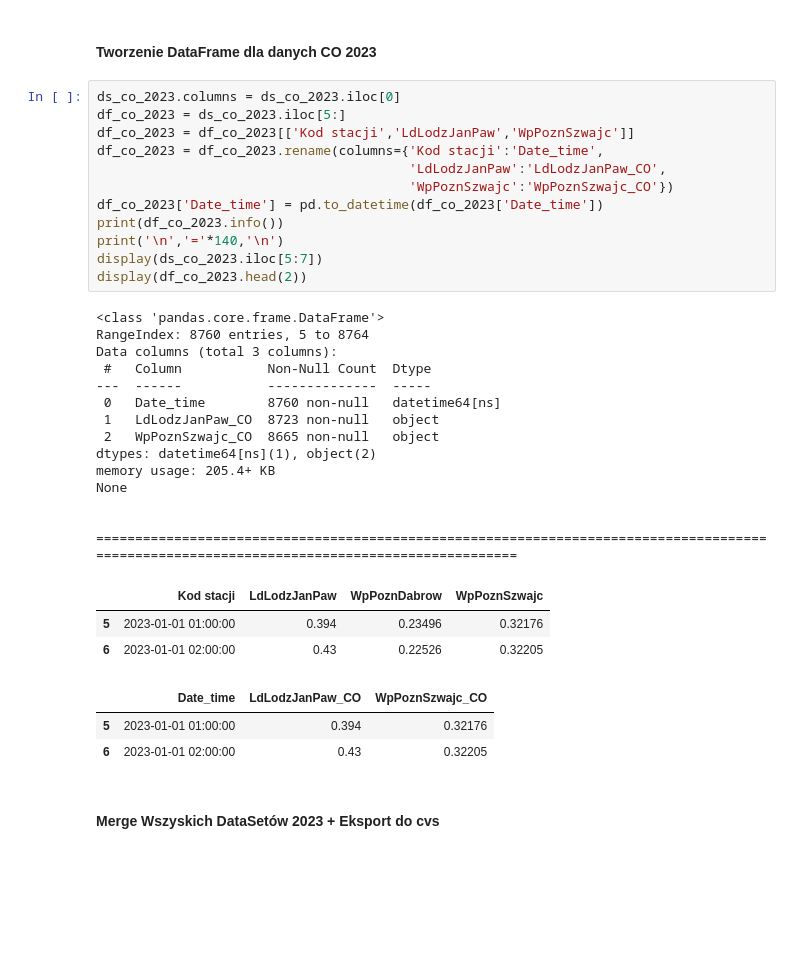
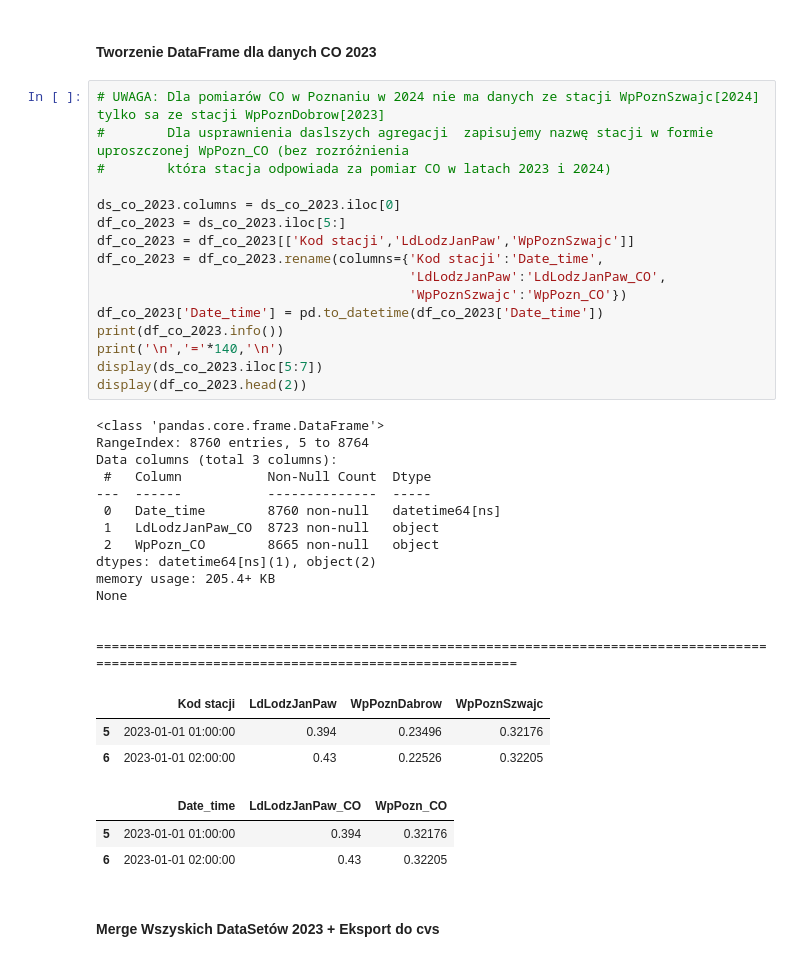
Before and after one commit to JMarcinUrbanski/jmu_repo, a Jupyter notebook: 1_projekt_air_polution_repo/1_JN_air_polution_pl.ipynb, the cells around one changed output. Saved outputs shown, nothing was run; the diff lists cells and outputs as text; blank space fills up the shorter version.

```diff
--- a/1_projekt_air_polution_repo/1_JN_air_polution_pl.ipynb
+++ b/1_projekt_air_polution_repo/1_JN_air_polution_pl.ipynb
@@ -338,35 +341,39 @@ None
 # %% [markdown]
 #### Tworzenie DataFrame dla danych CO 2023
 # %%
+# UWAGA: Dla pomiarów CO w Poznaniu w 2024 nie ma danych ze stacji WpPoznSzwajc[2024] tylko sa ze stacji WpPoznDobrow[2023]
+#        Dla usprawnienia daslszych agregacji  zapisujemy nazwę stacji w formie uproszczonej WpPozn_CO (bez rozróżnienia
+#        która stacja odpowiada za pomiar CO w latach 2023 i 2024)
+
 ds_co_2023.columns = ds_co_2023.iloc[0]
 df_co_2023 = ds_co_2023.iloc[5:]
 df_co_2023 = df_co_2023[['Kod stacji','LdLodzJanPaw','WpPoznSzwajc']]
 df_co_2023 = df_co_2023.rename(columns={'Kod stacji':'Date_time',
                                         'LdLodzJanPaw':'LdLodzJanPaw_CO',
-                                        'WpPoznSzwajc':'WpPoznSzwajc_CO'})
+                                        'WpPoznSzwajc':'WpPozn_CO'})
 df_co_2023['Date_time'] = pd.to_datetime(df_co_2023['Date_time'])
 print(df_co_2023.info())
 print('\n','='*140,'\n')
 display(ds_co_2023.iloc[5:7])
 display(df_co_2023.head(2))
 # %% [output]
 <class 'pandas.core.frame.DataFrame'>
 RangeIndex: 8760 entries, 5 to 8764
 Data columns (total 3 columns):
  #   Column           Non-Null Count  Dtype
 ---  ------           --------------  -----
  0   Date_time        8760 non-null   datetime64[ns]
  1   LdLodzJanPaw_CO  8723 non-null   object
- 2   WpPoznSzwajc_CO  8665 non-null   object
+ 2   WpPozn_CO        8665 non-null   object
 dtypes: datetime64[ns](1), object(2)
 memory usage: 205.4+ KB
 None
 
  ============================================================================================================================================
 |  | Kod stacji | LdLodzJanPaw | WpPoznDabrow | WpPoznSzwajc |
 | 5 | 2023-01-01 01:00:00 | 0.394 | 0.23496 | 0.32176 |
 | 6 | 2023-01-01 02:00:00 | 0.43 | 0.22526 | 0.32205 |
-|  | Date_time | LdLodzJanPaw_CO | WpPoznSzwajc_CO |
+|  | Date_time | LdLodzJanPaw_CO | WpPozn_CO |
 | 5 | 2023-01-01 01:00:00 | 0.394 | 0.32176 |
 | 6 | 2023-01-01 02:00:00 | 0.43 | 0.32205 |
 # %% [markdown]
```
Also changed, not shown: parts of 2 cells of this notebook, 5 other files.
